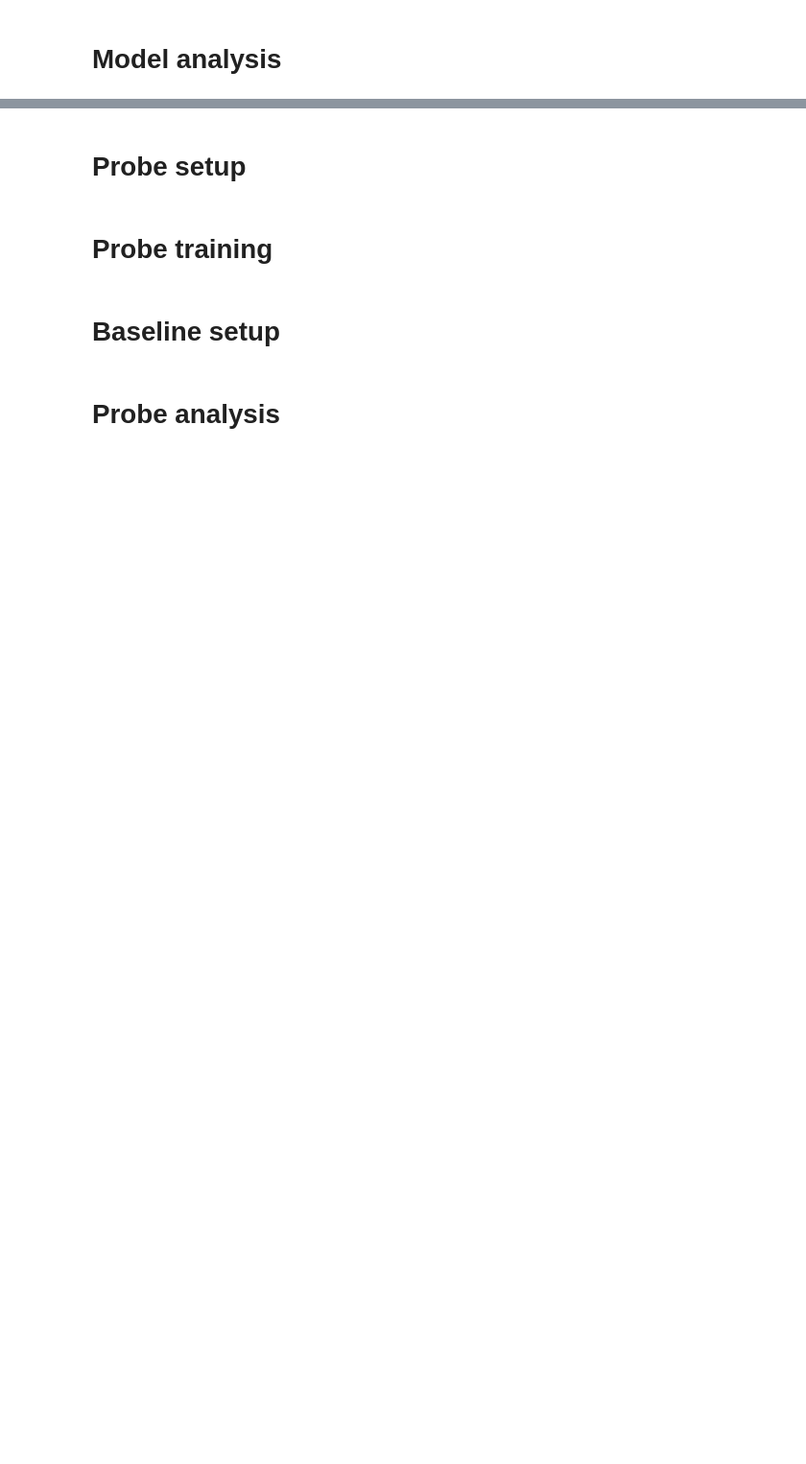
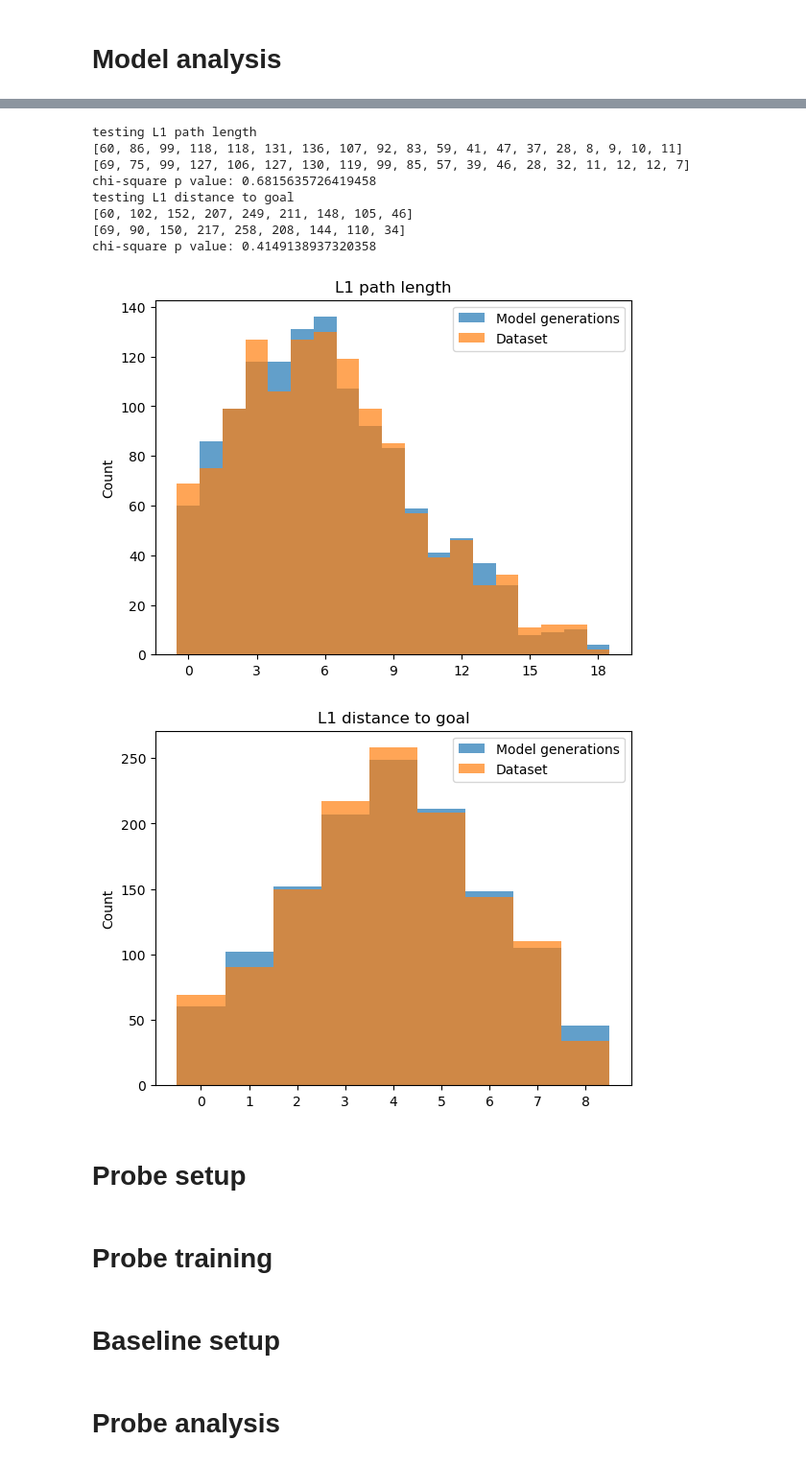
Before and after one commit to johannestreutlein/maze-goal, a Jupyter notebook: probe_training_plotting.ipynb, the cells around one changed output, grey strips where cells are left out. Shown at 96% size. Saved outputs shown, nothing was run; the diff lists cells and outputs as text; code cells hidden in the pictures; blank space fills up the shorter version.

```diff
--- a/probe_training_plotting.ipynb
+++ b/probe_training_plotting.ipynb
@@ -517,3 +673,68 @@ print(1280-np.sum(path_shortest))
+# %%
+# path statistics:
+#print(path)
+#print(batch['data'][0][batch['start_index'][0]:])
+#print(path_length)
+#print(data_path_length)
+
+from matplotlib.ticker import MaxNLocator
+
+for i, measure in enumerate([(path_length, data_path_length, 'L1 path length'),
+                             (path_distance, data_path_distance, 'L1 distance to goal')]):
+
+    print('testing ' + measure[2])
+
+    obs_frequencies = [0 for _ in range(25)]
+    exp_frequencies = [0 for _ in range(25)]
+
+    for n in measure[0]:
+        obs_frequencies[n] += 1
+    for n in measure[1]:
+        exp_frequencies[n] += 1
+
+    while obs_frequencies[-1] == exp_frequencies[-1] == 0:
+        obs_frequencies.pop()
+        exp_frequencies.pop()
+
+    if measure[2] == 'L1 path length':
+        #I'm summing up the highest values since there are too few of them
+        obs_frequencies[18] = sum(obs_frequencies[18:])
+        exp_frequencies[18] = sum(exp_frequencies[18:])
+
+        obs_frequencies = obs_frequencies[:19]
+        exp_frequencies = exp_frequencies[:19]
+
+    print(obs_frequencies)
+    print(exp_frequencies)
+
+    # Perform the chi-square test
+    chi2_stat, p_value = chisquare(obs_frequencies, f_exp=exp_frequencies)
+    print(f'chi-square p value: {p_value}')
+
+    # Create a new figure for each plot
+    plt.figure()
+
+    # Plotting
+    plt.hist(measure[0], bins=np.arange(len(obs_frequencies)+1)-0.5, alpha=0.7, label='Model generations')
+    plt.hist(measure[1], bins=np.arange(len(obs_frequencies)+1)-0.5, alpha=0.7, label='Dataset')
+    plt.legend()
+    plt.title(f'{measure[2]}')
+    plt.gca().xaxis.set_major_locator(MaxNLocator(integer=True))
+    plt.ylabel('Count')
+
+    # Save each plot as a separate file
+    plt.savefig(f'{measure[2].replace(" ", "_")}_stats.pdf')
+# %% [output]
+testing L1 path length
+[60, 86, 99, 118, 118, 131, 136, 107, 92, 83, 59, 41, 47, 37, 28, 8, 9, 10, 11]
+[69, 75, 99, 127, 106, 127, 130, 119, 99, 85, 57, 39, 46, 28, 32, 11, 12, 12, 7]
+chi-square p value: 0.6815635726419458
+testing L1 distance to goal
+[60, 102, 152, 207, 249, 211, 148, 105, 46]
+[69, 90, 150, 217, 258, 208, 144, 110, 34]
+chi-square p value: 0.4149138937320358
+[figure, added]
+[figure, added]
 # %% [markdown]
 # Probe setup
 # %%
```
Also changed, not shown: parts of 8 cells of this notebook, 1 other file.
